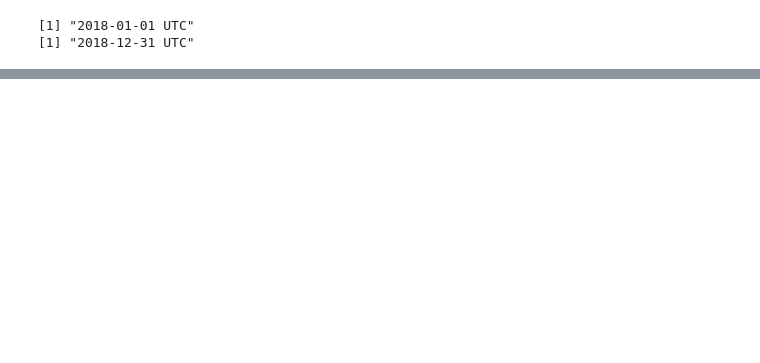
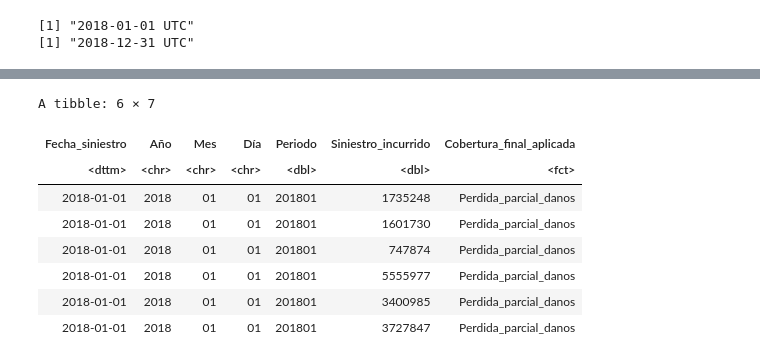
Before and after one commit to RiemannIntegrable/modelo-de-riesgo-colectivo-en-siniestros-de-autos, a Jupyter notebook: notebooks/Siniestros_New.ipynb, the cells around one changed output, grey strips where cells are left out. Drawn from its saved outputs; the diff is of its cells as text; code cells hidden in the pictures; blank space fills up the shorter version.

```diff
--- a/notebooks/Siniestros_New.ipynb
+++ b/notebooks/Siniestros_New.ipynb
@@ -119,0 +133,14 @@ summary(tabla_valor)
+# %%
+Siniestros <- Siniestros %>%
+select(Fecha_siniestro, Año, Mes, Día, Periodo, Siniestro_incurrido, Cobertura_final_aplicada)
+head(Siniestros)
+# %% [output]
+A tibble: 6 × 7
+| Fecha_siniestro | Año | Mes | Día | Periodo | Siniestro_incurrido | Cobertura_final_aplicada |
+| <dttm> | <chr> | <chr> | <chr> | <dbl> | <dbl> | <fct> |
+| 2018-01-01 | 2018 | 01 | 01 | 201801 | 1735248 | Perdida_parcial_danos |
+| 2018-01-01 | 2018 | 01 | 01 | 201801 | 1601730 | Perdida_parcial_danos |
+| 2018-01-01 | 2018 | 01 | 01 | 201801 | 747874 | Perdida_parcial_danos |
+| 2018-01-01 | 2018 | 01 | 01 | 201801 | 5555977 | Perdida_parcial_danos |
+| 2018-01-01 | 2018 | 01 | 01 | 201801 | 3400985 | Perdida_parcial_danos |
+| 2018-01-01 | 2018 | 01 | 01 | 201801 | 3727847 | Perdida_parcial_danos |
```
Also changed, not shown: parts of 20 cells of this notebook, 4 other files.
